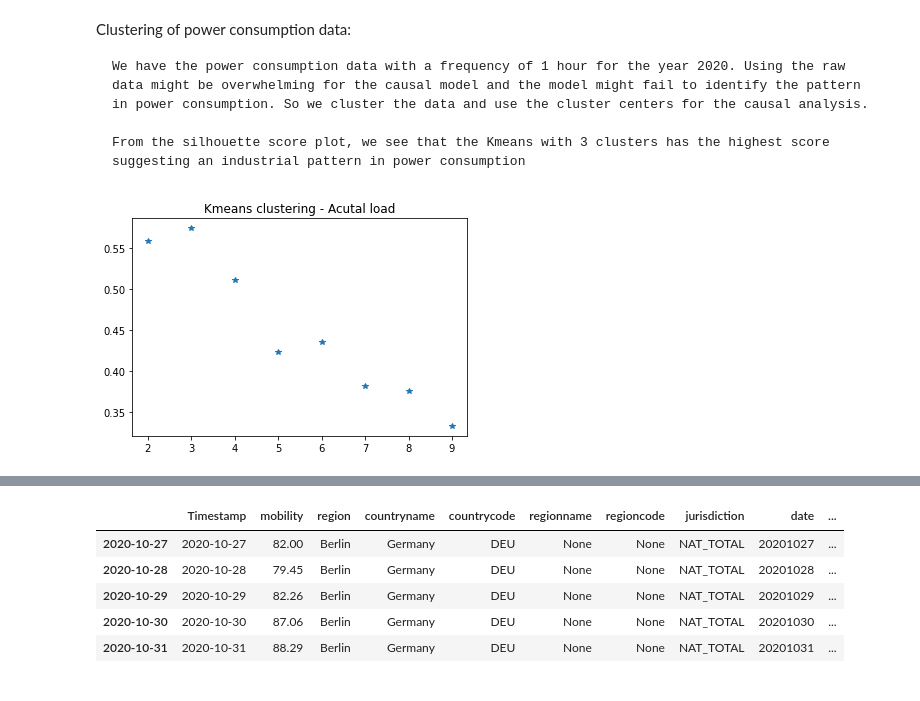
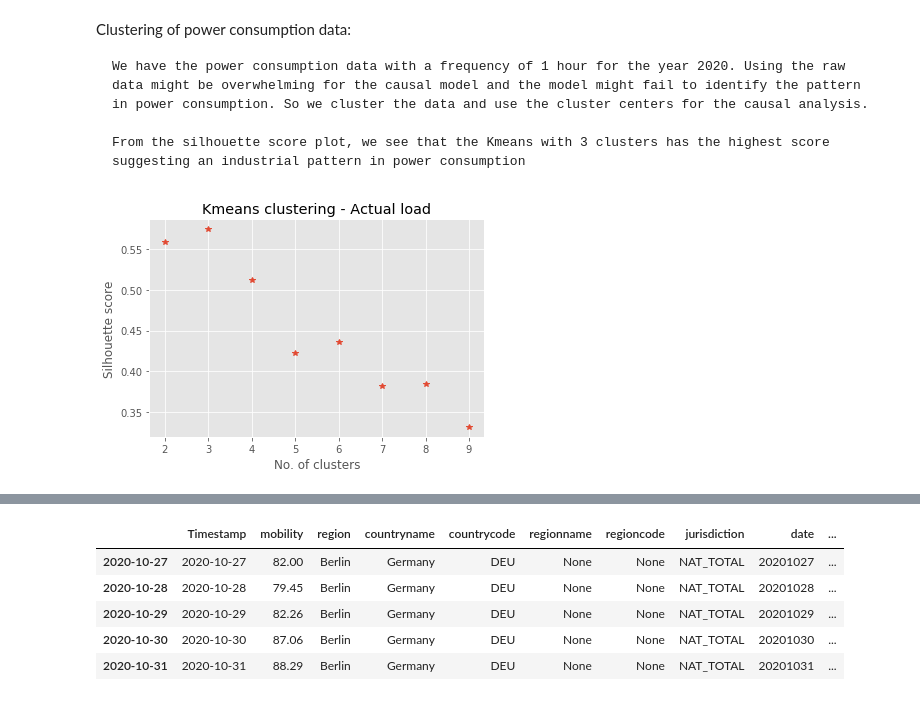
Before and after one commit to emergent-analytics/workstreams, a Jupyter notebook: Mobility and Tourism - WS2/CA_Causal_structure_discovery_economic_impact.ipynb, the cells around one changed output, grey strips where cells are left out. Cells and saved outputs as stored; diff of their text form; code cells hidden in the pictures.

```diff
--- a/Mobility and Tourism - WS2/CA_Causal_structure_discovery_economic_impact.ipynb
+++ b/Mobility and Tourism - WS2/CA_Causal_structure_discovery_economic_impact.ipynb
@@ -75,6 +75,8 @@ except:
 import warnings
 warnings.filterwarnings('ignore')
 
+
+plt.style.use('ggplot')
 %matplotlib inline
 # %% [markdown]
 **Data Preparation**
@@ -119,33 +121,37 @@ df_energy.drop(['load_date','country'],axis=1,inplace=True)
 
 #Energy consumption as it corresponds to human activity should show some sort of clustering behaviour.
 # Consider the energy consumption data only until end of October 2020
 df_energy_2020 = df_energy[(df_energy.index>pd.to_datetime('2019-12-31'))&(df_energy.index<pd.to_datetime('2020-11-1'))]
 
 _X = df_energy_2020.replace(np.nan,0).values
 scores = []
 for n in range(2,10):
     res = KMeans(n).fit_predict(_X)
     scores.append(silhouette_score(_X,res))
 plt.plot(range(2,10),scores,'*')
-plt.title("Kmeans clustering - Acutal load")
+plt.title("Kmeans clustering - Actual load")
+plt.xlabel('No. of clusters')
+plt.ylabel('Silhouette score')
 plt.show()
 
 # Use the 3 cluster centres as a representative of actual load data
-_res = KMeans(3).fit_transform(_X)
+clusterer_ = KMeans(3,random_state=42)
+clusterer_.fit(_X)
+_res = clusterer_.transform(_X)
 df_energy_2020_fitted = pd.DataFrame(_res)
 df_energy_2020_fitted.index = df_energy_2020.index
 df_energy_2020_fitted.columns = ['energycc1','energycc2','energycc3']
 
 # Truck toll data
 df_lkw_movement = pd.read_excel("https://www.destatis.de/DE/Themen/Branchen-Unternehmen/Industrie-Verarbeitendes-Gewerbe/Tabellen/Lkw-Maut-Fahrleistungsindex-Daten.xlsx?__blob=publicationFile"
                        ,sheet_name="Daten",skiprows=5)
 df_lkw_movement.index = pd.to_datetime(df_lkw_movement['Datum'])
 df_lkw_movement.drop(['Datum'],axis=1,inplace=True)
 df_lkw_movement_2020 = df_lkw_movement[df_lkw_movement.index>pd.to_datetime('2019-12-31')]
 df_lkw_movement_2020.rename({'unbereinigt':'Truck_toll_movement_raw','Kalender- und saisonbereinigt (KSB)':'Truck_toll_movement_season_adj'},axis=1,inplace=True)
 
 dfs = [df_apple_mob_de,df_stringency_de,df_airtemp_be,df_energy_2020_fitted,df_lkw_movement_2020]
 df_final = reduce(lambda left,right: pd.merge(left,right,left_index=True,right_index=True,how='inner'), dfs)
 df_final['weekday']=df_final.index.dayofweek.values
 # %% [output]
-[figure, old version]
+[figure, new version]
```
Also changed, not shown: parts of 28 cells of this notebook.
